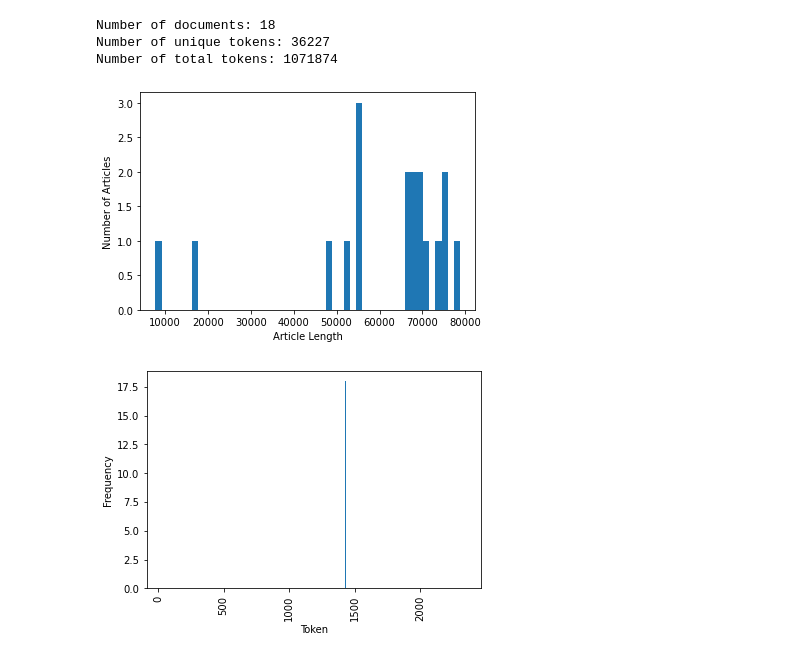
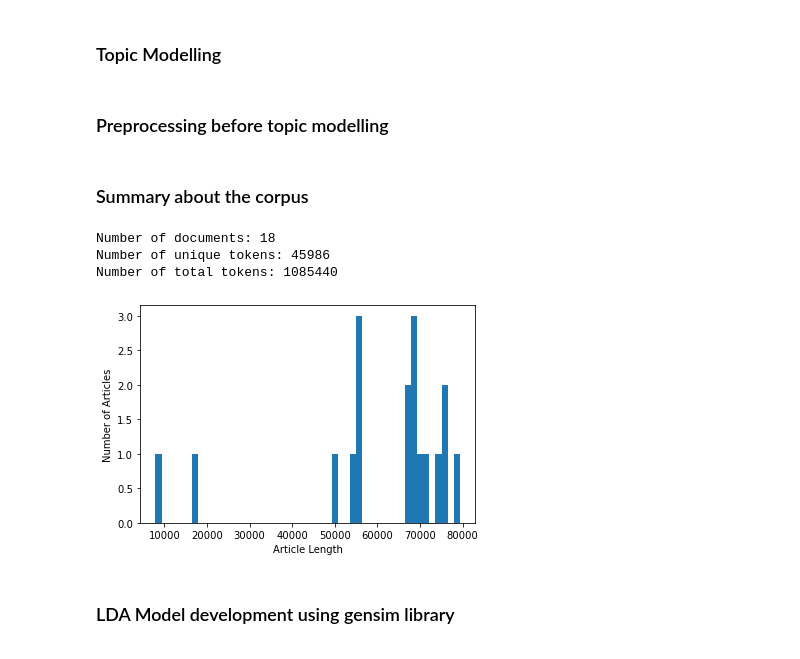
Before and after one commit to CIS-6397-Textmining-Spring-2023/miniproject3-miniproject3_group-9, a Jupyter notebook: miniproject3-miniproject3_group-9.ipynb, the cells around one changed output. Drawn from its saved outputs; the diff is of its cells as text; code cells hidden in the pictures.

```diff
--- a/miniproject3-miniproject3_group-9.ipynb
+++ b/miniproject3-miniproject3_group-9.ipynb
@@ -27,8 +41,3 @@ for filename in os.listdir(path):
     with open(os.path.join(path, filename), 'r', encoding='utf-8') as f:
         text = f.read()
         articles.append(text)
-# %%
-
-# Tokenize and preprocess text
-stop_words = set(stopwords.words('english'))
-lemmatizer = WordNetLemmatizer()
@@ -46,31 +143,33 @@ corpus = [preprocess(article) for article in articles]
+# %% [markdown]
+### Topic Modelling
+# %% [markdown]
+### Preprocessing before topic modelling
+# %%
+# Preprocess the documents by tokenizing and removing stop words
+corpus = [[word for word in simple_preprocess(' '.join(doc)) if word not in stop_words] for doc in articles_split]
 # %%
 # Create dictionary and bag-of-words representation of corpus
 dictionary = Dictionary(corpus)
 bow_corpus = [dictionary.doc2bow(text) for text in corpus]
+# %% [markdown]
+### Summary about the corpus
 # %%
 # Summarize corpus
 print(f'Number of documents: {len(corpus)}')
 print(f'Number of unique tokens: {len(dictionary)}')
 print(f'Number of total tokens: {sum(len(text) for text in corpus)}')
 
 # Plot distribution of article lengths
 article_lengths = [len(text) for text in corpus]
 plt.hist(article_lengths, bins=50)
 plt.xlabel('Article Length')
 plt.ylabel('Number of Articles')
 plt.show()
-
-# Plot frequency of most common tokens
-token_frequencies = sorted(dictionary.dfs.items(), key=lambda item: item[1], reverse=True)[:30]
-plt.bar([t[0] for t in token_frequencies], [t[1] for t in token_frequencies])
-plt.xticks(rotation=90)
-plt.xlabel('Token')
-plt.ylabel('Frequency')
-plt.show()
 # %% [output]
 Number of documents: 18
-Number of unique tokens: 36227
-Number of total tokens: 1071874
+Number of unique tokens: 45986
+Number of total tokens: 1085440
-[figure, old version]
+[figure, new version]
-[figure, removed]
+# %% [markdown]
+### LDA Model development using gensim library
 # %%
```
Also changed, not shown: parts of 26 cells of this notebook, 8 other files.
